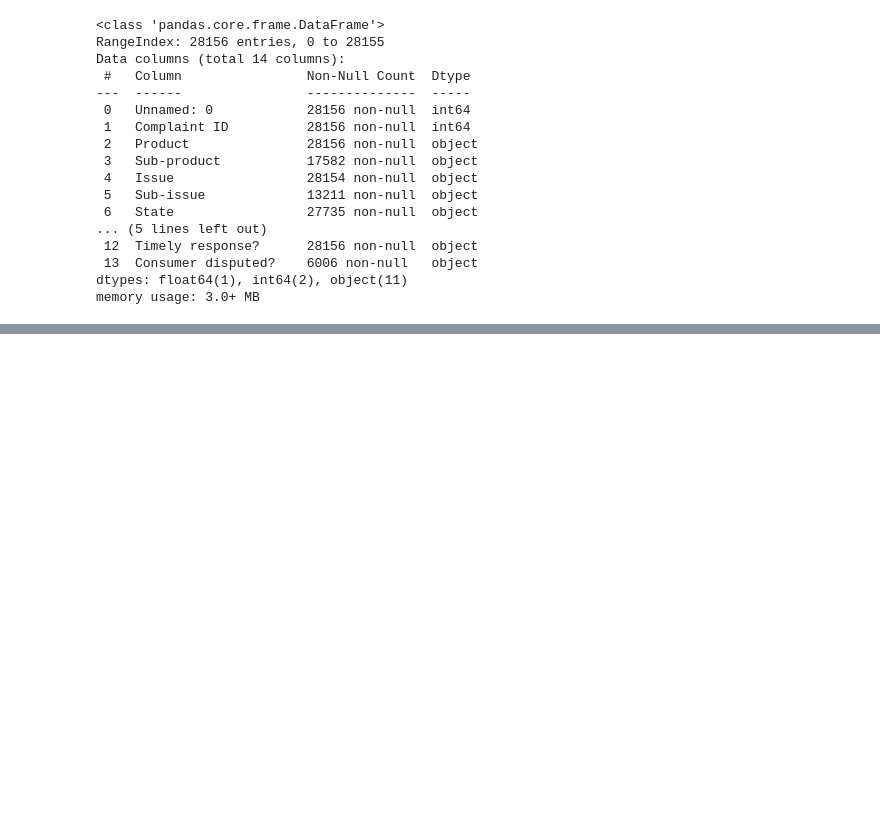
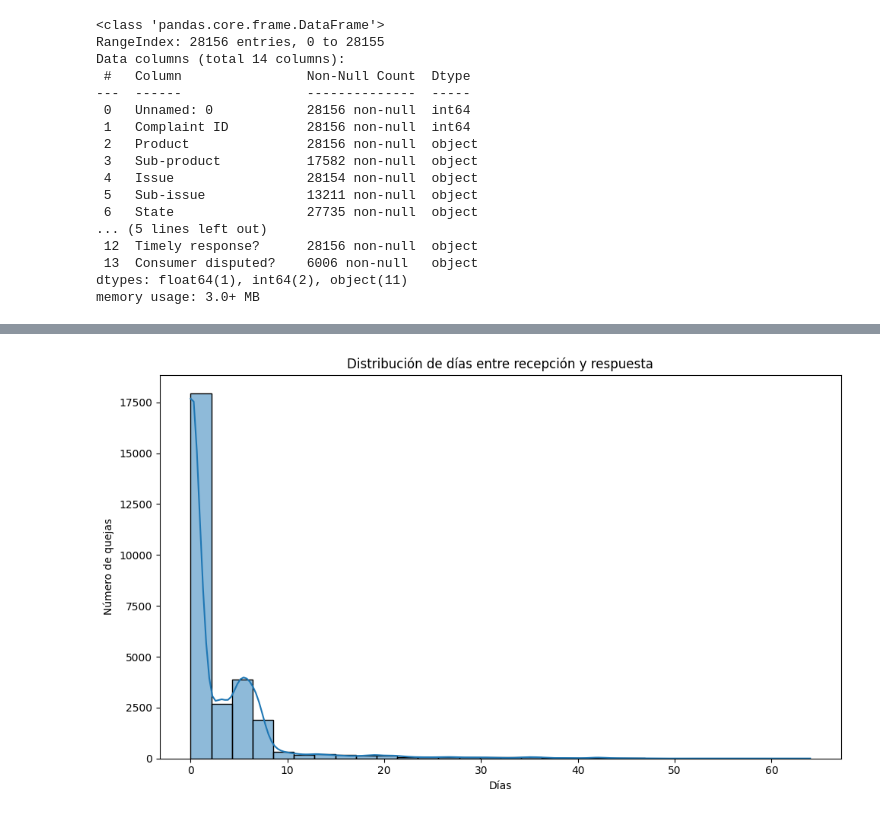
Before and after one commit to Jonolalde93/Proyectos_DS2025, a Jupyter notebook: Proyecto Fin de Modulo ML/notebooks/01.EDA.ipynb, the cells around one changed output, grey strips where cells are left out. Cells and saved outputs as stored; diff of their text form; code cells hidden in the pictures; blank space fills up the shorter version.

```diff
--- a/Proyecto Fin de Modulo ML/notebooks/01.EDA.ipynb
+++ b/Proyecto Fin de Modulo ML/notebooks/01.EDA.ipynb
@@ -213,11 +577,0 @@ plt.show()
-# %%
-top_20_issues = dt_quejas_corr['Issue'].value_counts().nlargest(20).index
-dt_quejas_corr['Issue_top20'] = dt_quejas_corr['Issue'].apply(lambda x: x if x in top_20_issues else 'Other')
-issue_order = dt_quejas_corr['Issue_top20'].value_counts().sort_values(ascending=False).index
-plt.figure(figsize=(12,8))
-sns.countplot(y='Issue_top20', data=dt_quejas_corr, order=issue_order, palette='viridis')
-plt.title('Top 20 Tipos de Issue (otros agrupados)')
-plt.xlabel('Cantidad de casos')
-plt.ylabel('Tipo de Issue')
-plt.tight_layout()
-plt.show()
@@ -346,19 +577,0 @@ Name: count, dtype: int64
-# %%
-min_freq = 100
-def agrupar_subissues(df, min_freq=100):
-    subissue_grouped = []
-
-    for issue in df['Issue_cat'].unique():
-        subset = df[df['Issue_cat'] == issue]
-        freq = subset['Sub-issue'].value_counts()
-        frecuentes = freq[freq >= min_freq].index.tolist()
-
-        # Para cada fila, asignar subissue si frecuente, sino "Other Sub-issue"
-        subissue_grouped += df.loc[df['Issue_cat'] == issue, 'Sub-issue'].apply(
-            lambda x: x if x in frecuentes else 'Other Sub-issue'
-        ).tolist()
-
-    df['Sub_issue_agrupado'] = subissue_grouped
-    return df
-
-dt_quejas_corr = agrupar_subissues(dt_quejas_corr, min_freq=100)
@@ -443,0 +584,10 @@ fig.show()
+# %%
+plt.figure(figsize=(10,6))
+sns.histplot(dt_quejas_corr['Difference in days'], bins=30, kde=True)
+plt.title("Distribución de días entre recepción y respuesta")
+plt.xlabel("Días")
+plt.ylabel("Número de quejas")
+plt.tight_layout()
+plt.show()
+# %% [output]
+[figure, added]
```
Also changed, not shown: parts of 77 cells of this notebook, 5 other files.
